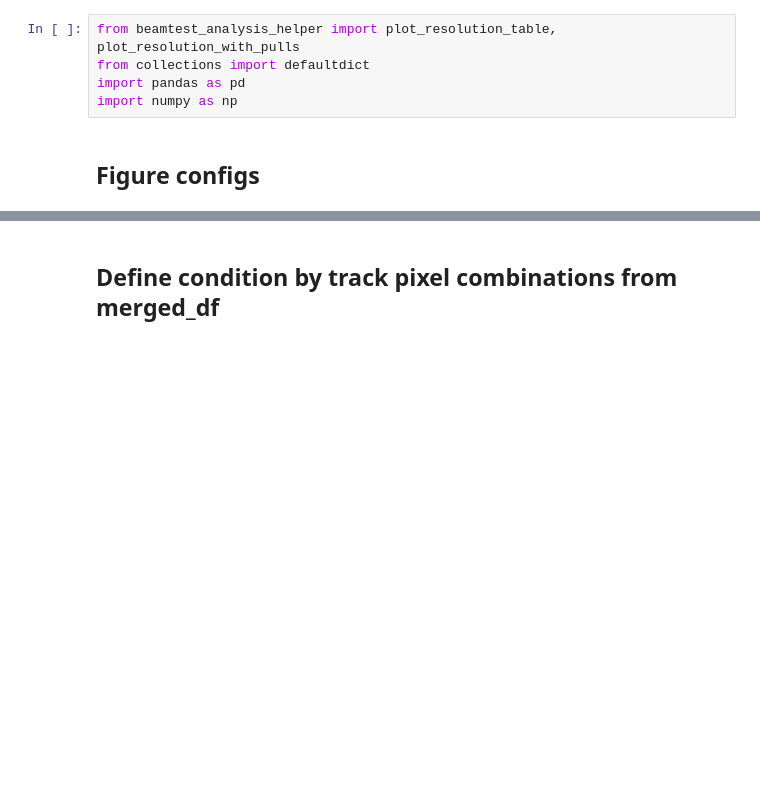
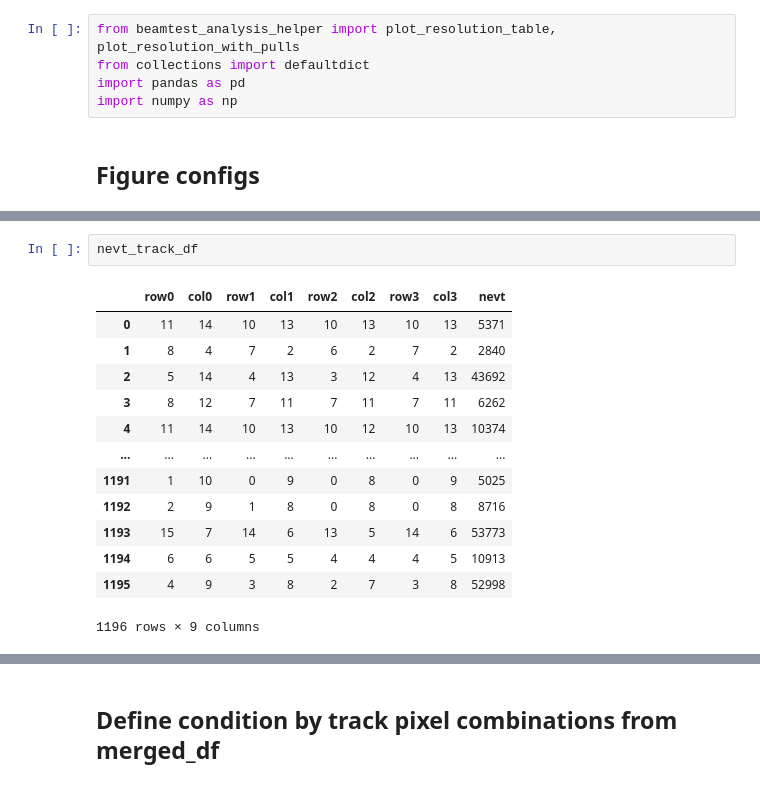
Before and after one commit to CMS-ETROC/ETROC-Analysis, a Jupyter notebook: TestBeam/plot_summary.ipynb, the cells around one changed output, grey strips where cells are left out. Cells and saved outputs as stored; diff of their text form; blank space fills up the shorter version.

```diff
--- a/TestBeam/plot_summary.ipynb
+++ b/TestBeam/plot_summary.ipynb
@@ -29,3 +45,19 @@ nevt_track_df = pd.read_csv('file name: CERNAug2024_4boards_180V_cooling_23C_nev
+# %%
+nevt_track_df
+# %% [output]
+|  | row0 | col0 | row1 | col1 | row2 | col2 | row3 | col3 | nevt |
+| 0 | 11 | 14 | 10 | 13 | 10 | 13 | 10 | 13 | 5371 |
+| 1 | 8 | 4 | 7 | 2 | 6 | 2 | 7 | 2 | 2840 |
+| 2 | 5 | 14 | 4 | 13 | 3 | 12 | 4 | 13 | 43692 |
+| 3 | 8 | 12 | 7 | 11 | 7 | 11 | 7 | 11 | 6262 |
+| 4 | 11 | 14 | 10 | 13 | 10 | 12 | 10 | 13 | 10374 |
+| ... | ... | ... | ... | ... | ... | ... | ... | ... | ... |
+| 1191 | 1 | 10 | 0 | 9 | 0 | 8 | 0 | 9 | 5025 |
+| 1192 | 2 | 9 | 1 | 8 | 0 | 8 | 0 | 8 | 8716 |
+| 1193 | 15 | 7 | 14 | 6 | 13 | 5 | 14 | 6 | 53773 |
+| 1194 | 6 | 6 | 5 | 5 | 4 | 4 | 4 | 5 | 10913 |
+| 1195 | 4 | 9 | 3 | 8 | 2 | 7 | 3 | 8 | 52998 |
+1196 rows × 9 columns
 # %%
 merged_df = pd.merge(final_df, nevt_track_df, on=['row0', 'col0', 'row1', 'col1', 'row2', 'col2', 'row3', 'col3'])
 merged_df.sort_values(by=['nevt'], ascending=False).reset_index(drop=True)
```
Also changed, not shown: parts of 7 cells of this notebook.
